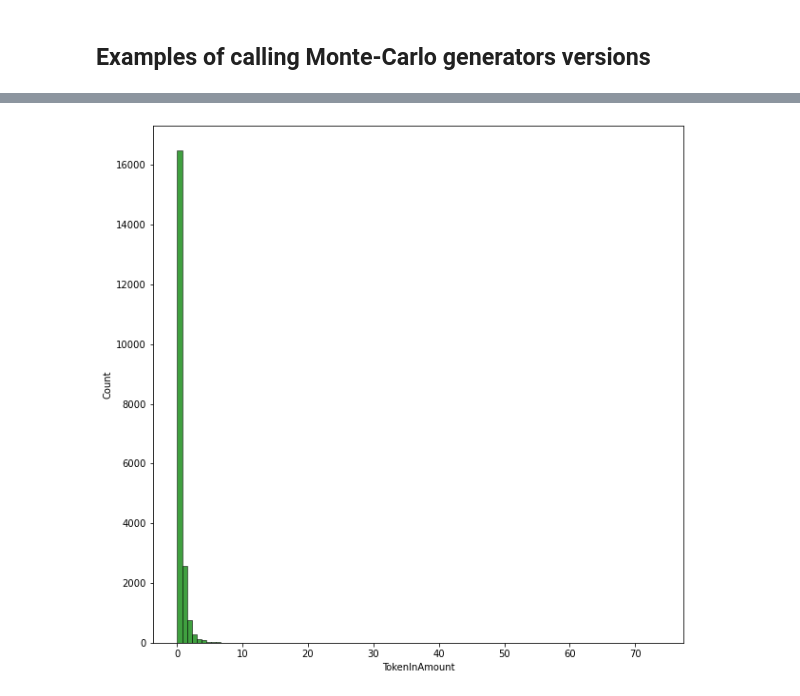
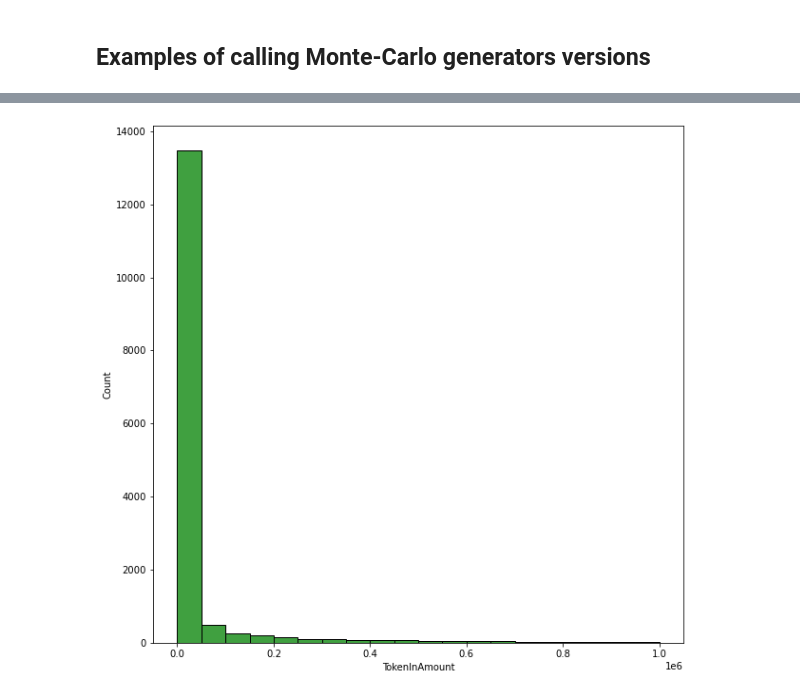
Before and after one commit to IX-Swap/data-science, a Jupyter notebook: Monte_carlo_versions.ipynb, the cells around one changed output, grey strips where cells are left out. Saved outputs shown, nothing was run; the diff lists cells and outputs as text; code cells hidden in the pictures.

```diff
--- a/Monte_carlo_versions.ipynb
+++ b/Monte_carlo_versions.ipynb
@@ -952,6 +952,6 @@ plt.show()
 # %%
 plt.figure(figsize=(10, 10))
-sns.histplot(data=pareto_df, x="TokenInAmount", color='green', bins=100)
+sns.histplot(data=pareto_df, x="TokenInAmount", color='green', bins=20, binrange=[0, 1000000])
 plt.show()
 # %% [output]
-[figure, old version]
+[figure, new version]
```
Also changed, not shown: parts of 6 cells of this notebook, 2 other files.
